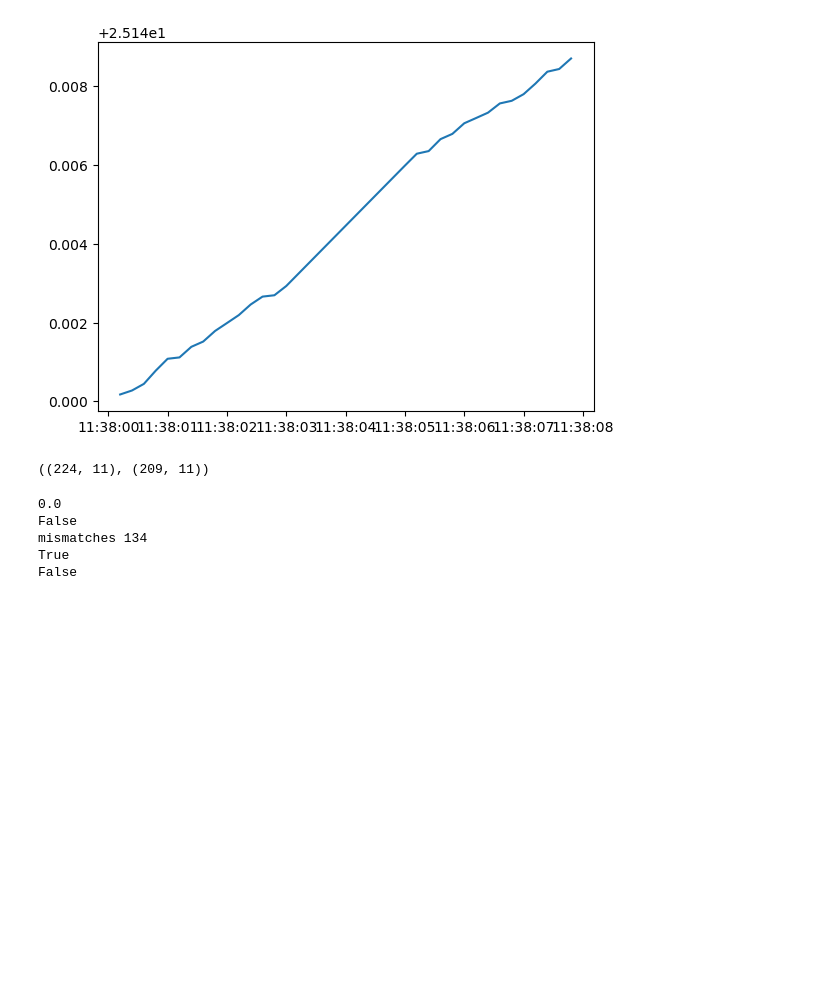
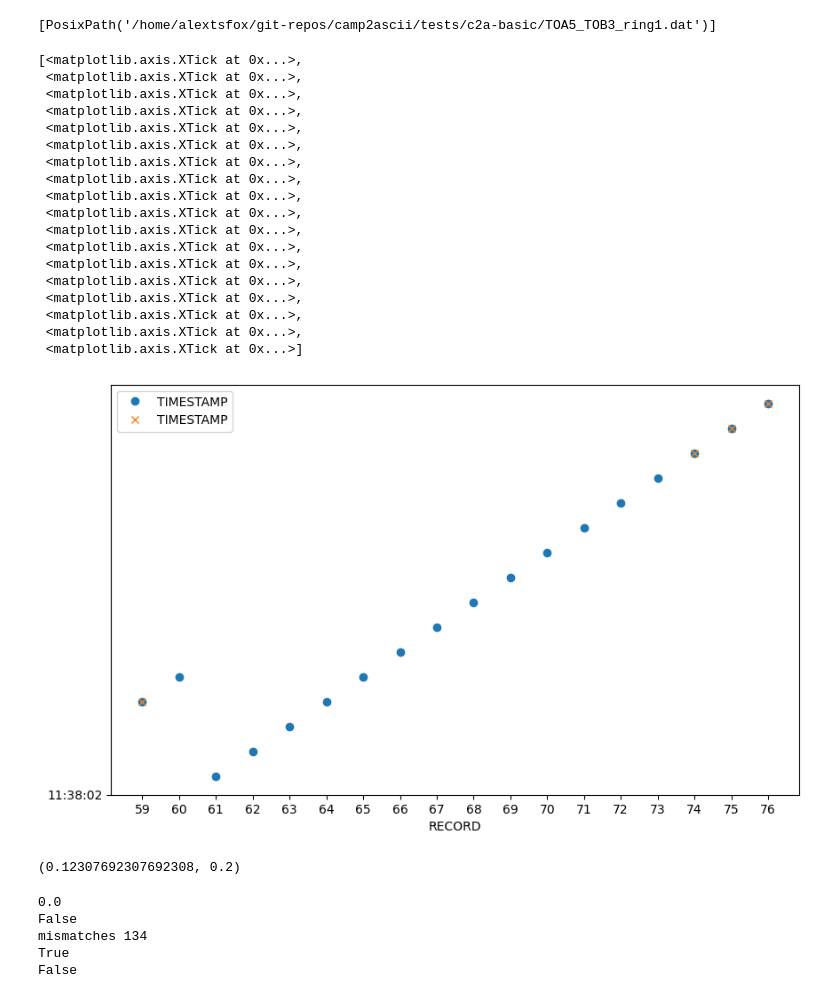
Before and after one commit to alextsfox/camp2ascii, a Jupyter notebook: test.ipynb, the cells around one changed output. Cells and saved outputs as stored; diff of their text form; code cells hidden in the pictures; blank space fills up the shorter version.

```diff
--- a/test.ipynb
+++ b/test.ipynb
@@ -30,15 +30,23 @@ glob_str = "*TOB3_ring1*"
 out_files = camp2ascii(str(in_dir / glob_str), out_dir)
 print(out_files)
 
-my_tob3 = pd.concat([pd.read_csv(f, skiprows=[0, 2, 3], parse_dates=["TIMESTAMP"], index_col="TIMESTAMP", na_values="NAN") for f in out_files])
+my_tob3 = pd.concat([pd.read_csv(f, skiprows=[0, 2, 3], parse_dates=["TIMESTAMP"], na_values="NAN") for f in out_files])
 
 ref_files = list((parent / "cc-basic").glob(glob_str))
 ref_tob3 = pd.concat([pd.read_csv(f, skiprows=[0, 2, 3], na_values="NAN") for f in ref_files])
 ref_tob3["TIMESTAMP"] = pd.to_datetime(ref_tob3["TIMESTAMP"], format="ISO8601")
-ref_tob3.set_index("TIMESTAMP", inplace=True)
 
-ref_tob3 = ref_tob3.loc[~ref_tob3.index.duplicated(keep="first")]
-my_tob3 = my_tob3.loc[~my_tob3.index.duplicated(keep="first")]
+# my_tob3.set_index("TIMESTAMP", inplace=True)
+# ref_tob3.set_index("TIMESTAMP", inplace=True)
+
+ref_tob3.set_index("RECORD", inplace=True)
+my_tob3.set_index("RECORD", inplace=True)
+
+ref_tob3.sort_index(inplace=True)
+my_tob3.sort_index(inplace=True)
+
+# ref_tob3 = ref_tob3.loc[~ref_tob3.index.duplicated(keep="first")]
+# my_tob3 = my_tob3.loc[~my_tob3.index.duplicated(keep="first")]
 
 # ref_tob3 = ref_tob3.sort_index()
 # my_tob3 = my_tob3.sort_index()
@@ -48,8 +56,12 @@ my_tob3 = my_tob3.loc[~my_tob3.index.duplicated(keep="first")]
 
 # np.allclose(ref_tob3.values, my_tob3.values, equal_nan=True)
 
-# plt.plot(ref_tob3["temp(3)"].sort_index(), label="ref")
-plt.plot(my_tob3["temp(3)"].sort_index(), label="mine")
+start, end = "2026-02-18 11:38:03.000", "2026-02-18 11:38:06.400"
+start, end = 59, 76
+axs = ref_tob3.loc[start:end, "TIMESTAMP"].plot(subplots=True, sharex=True, figsize=(10, 6), color="C0", style='o')#, layout=(ceil(ref_tob3.shape[1]/3), 3))
+my_tob3.loc[start:end, "TIMESTAMP"].plot(subplots=True, sharex=True, figsize=(10, 6), color="C1", style='x')#, ax=axs.flatten()[:my_tob3.shape[1]])
+plt.legend()
 
-my_tob3.sort_index().iloc[:16]
+axs[0].set_xticks(np.arange(start, end+1, 1))
+# axs[0, 1].set_ylim(22.75, 22.9)
 # %% [output]
@@ -75,8 +71,27 @@ my_tob3.sort_index().iloc[:16]
+[PosixPath('/home/alextsfox/git-repos/camp2ascii/tests/c2a-basic/TOA5_TOB3_ring1.dat')]
+[<matplotlib.axis.XTick at 0x...>,
+ <matplotlib.axis.XTick at 0x...>,
+ <matplotlib.axis.XTick at 0x...>,
+ <matplotlib.axis.XTick at 0x...>,
+ <matplotlib.axis.XTick at 0x...>,
+ <matplotlib.axis.XTick at 0x...>,
+ <matplotlib.axis.XTick at 0x...>,
+ <matplotlib.axis.XTick at 0x...>,
+ <matplotlib.axis.XTick at 0x...>,
+ <matplotlib.axis.XTick at 0x...>,
+ <matplotlib.axis.XTick at 0x...>,
+ <matplotlib.axis.XTick at 0x...>,
+ <matplotlib.axis.XTick at 0x...>,
+ <matplotlib.axis.XTick at 0x...>,
+ <matplotlib.axis.XTick at 0x...>,
+ <matplotlib.axis.XTick at 0x...>,
+ <matplotlib.axis.XTick at 0x...>,
+ <matplotlib.axis.XTick at 0x...>]
-[figure, old version]
+[figure, new version]
 # %%
-ref_tob3.shape, my_tob3.shape
+((my_tob3.loc[74].TIMESTAMP - my_tob3.loc[59].TIMESTAMP).total_seconds() - 0.4) / (74 - 59 - 2), (my_tob3.loc[90].TIMESTAMP - my_tob3.loc[74].TIMESTAMP).total_seconds() / (90 - 74)
 # %% [output]
-((224, 11), (209, 11))
+(0.12307692307692308, 0.2)
 # %%
 # find the sum of absolute differences
 print((ref_tob3.iloc[:my_tob3.shape[0], 0].fillna(0) - my_tob3.iloc[:, 0].fillna(0)).abs().sum())
```
Also changed, not shown: parts of 1 cell of this notebook, 4 other files.
